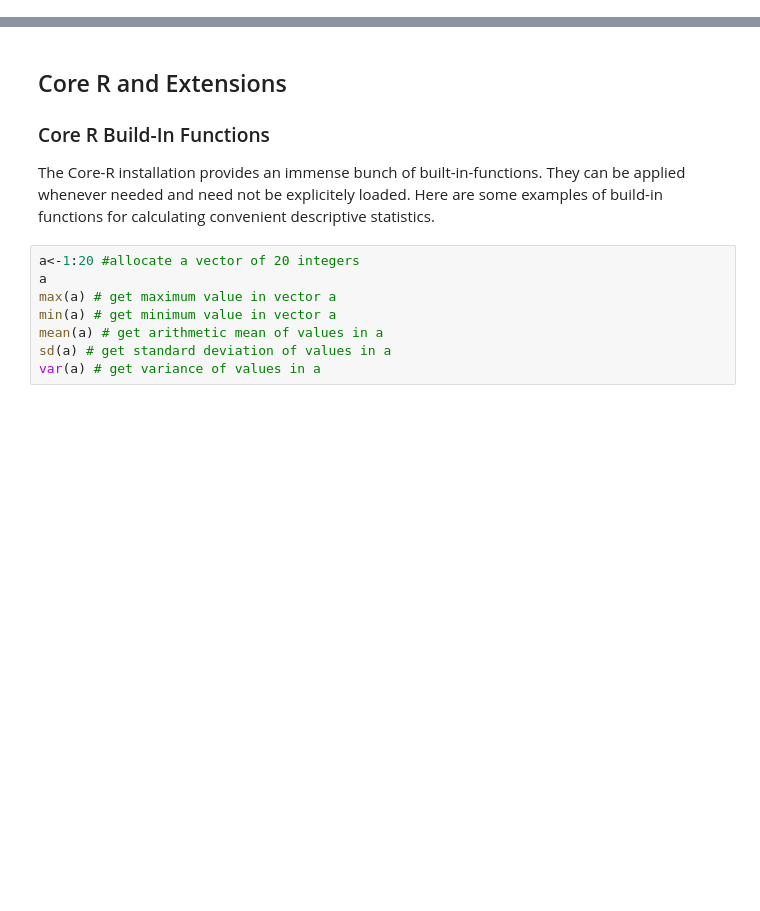
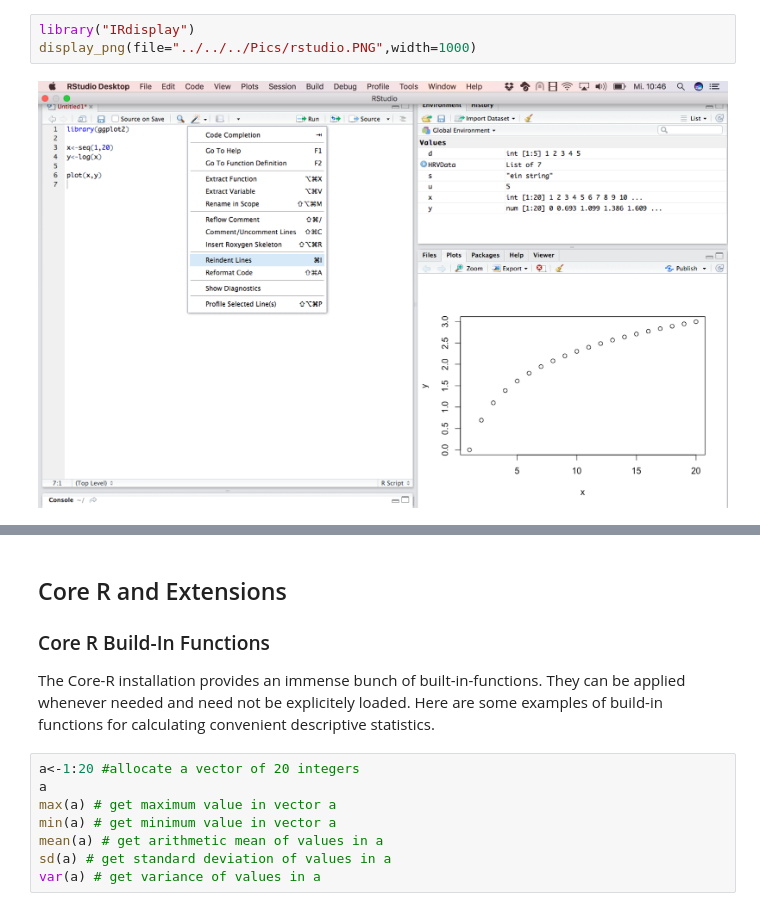
Before and after one commit to Mirza0602/Python, a Jupyter notebook: R/Lecture/01Basics/00GettingStartedR.ipynb, the cells around one changed output, grey strips where cells are left out. Drawn from its saved outputs; the diff is of its cells as text; blank space fills up the shorter version.

```diff
--- a/R/Lecture/01Basics/00GettingStartedR.ipynb
+++ b/R/Lecture/01Basics/00GettingStartedR.ipynb
@@ -64,0 +45,5 @@ Jupyter Notebook consists of cells:
+# %%
+library("IRdisplay")
+display_png(file="../../../Pics/rstudio.PNG",width=1000)
+# %% [output]
+[figure, added]
```
Also changed, not shown: parts of 5 cells of this notebook, 6 other files.
